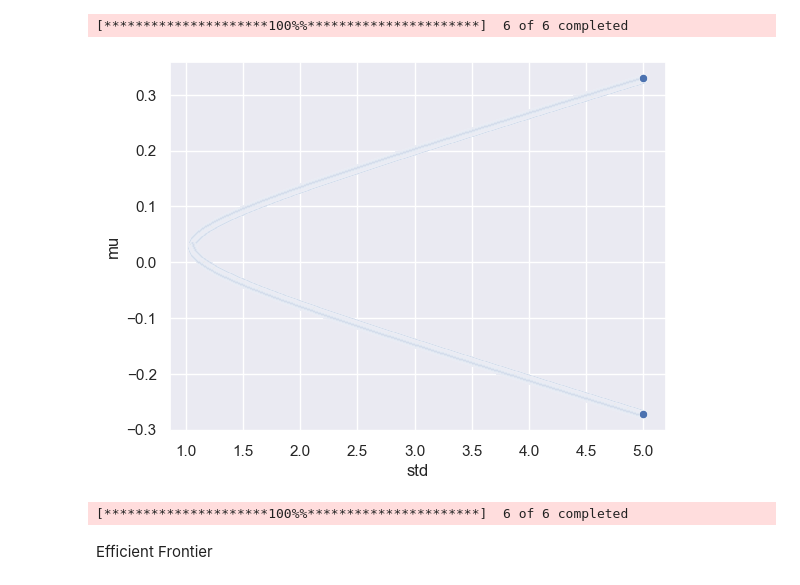
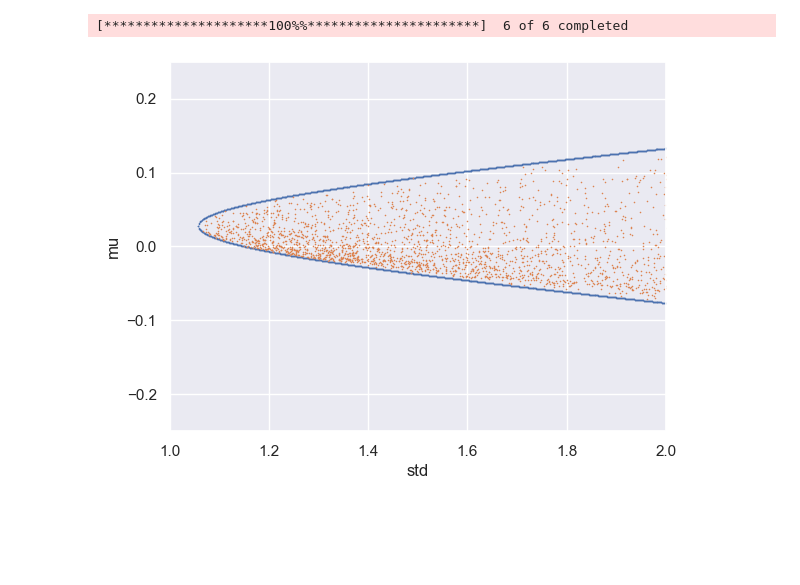
Before and after one commit to memlein/Markowitz-portfolio, a Jupyter notebook: portfolio.ipynb, the cells around one changed output. Cells and saved outputs as stored; diff of their text form; code cells hidden in the pictures; blank space fills up the shorter version.

```diff
--- a/portfolio.ipynb
+++ b/portfolio.ipynb
@@ -2,8 +2,9 @@
 import pandas as pd
 import numpy as np
 import yfinance as yf
+import seaborn as sns
 import matplotlib.pyplot as plt
-import seaborn as sns; sns.set_theme()
+sns.set()
 # %%
 class Markowitz:
     def __init__(self, tickers:list, start: str, end: str) -> None:
@@ -58,20 +108,6 @@ PF = Markowitz(tickers=["AAPL", "GOOG", "BAS.DE", "BMW.DE", "RWE.DE", "DBK.DE"],
 # %% [output]
 [*********************100%%**********************]  6 of 6 completed
 # %%
-PF.get_efficient_frontier()
+PF.plot()
+# %% [output]
+[figure, added]
-# %%
-PF.plot_efficient_frontier()
-# %% [output]
-[figure, removed]
-# %%
-def get_logarithmic_returns(tickers: list, start: str, end: str)-> pd.DataFrame:
-        data = yf.download(tickers=tickers, start=start, end=end)
-        data = data["Adj Close"]
-        data = pd.DataFrame(np.diff(np.log(data[1:]), axis=0) * 100, columns=data.columns)
-        data = data.dropna(axis=0)
-        return data
-log_returns = get_logarithmic_returns(tickers=["AAPL", "GOOG", "BAS.DE", "BMW.DE", "RWE.DE", "DBK.DE"], start = "2010-01-01", end = "2018-12-31")
-# %% [output]
-[*********************100%%**********************]  6 of 6 completed
-# %% [markdown]
-Efficient Frontier
```
Also changed, not shown: parts of 22 cells of this notebook.
